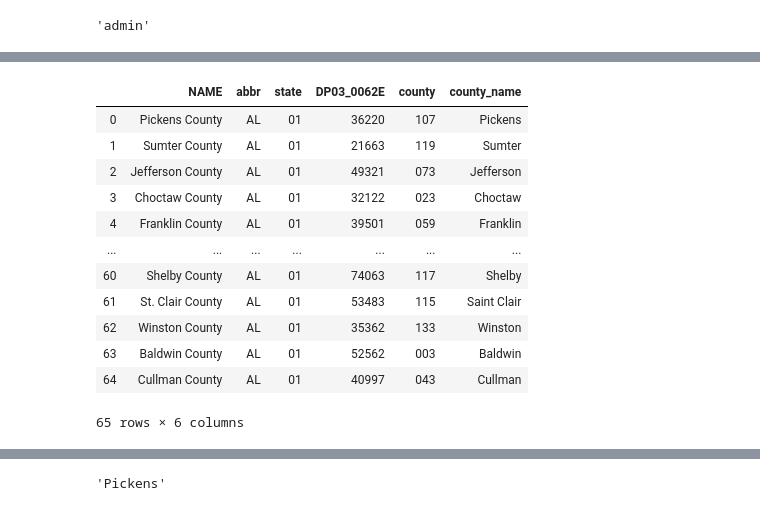
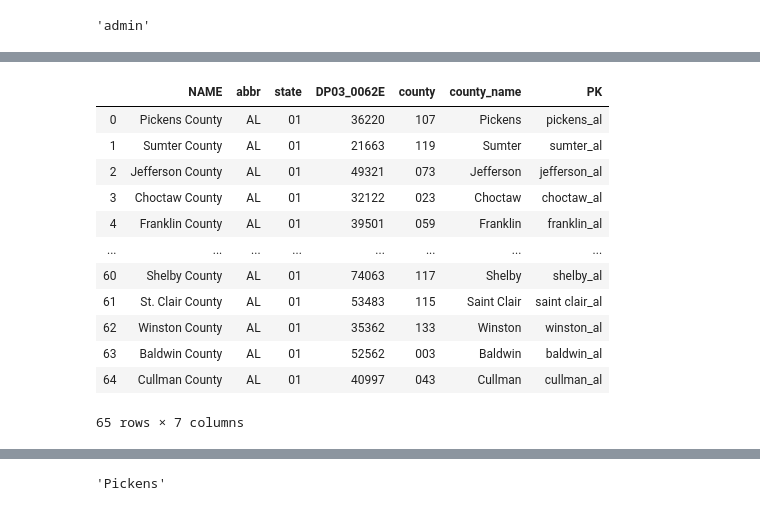
Before and after one commit to KennyMiyasato/income_predictor, a Jupyter notebook: mod_5_project.ipynb, the cells around one changed output, grey strips where cells are left out. Saved outputs shown, nothing was run; the diff lists cells and outputs as text; code cells hidden in the pictures.

```diff
--- a/mod_5_project.ipynb
+++ b/mod_5_project.ipynb
@@ -17,6 +17,8 @@ from sklearn.ensemble import AdaBoostClassifier
 from sklearn import svm
 from sklearn import tree
 from sklearn.model_selection import GridSearchCV
+# %%
+pd.options.display.max_seq_items = 20000
 # %%
 pd.set_option('display.max_columns', None)
 pd.set_option('display.max_rows', None)
@@ -839,6 +841,7 @@ def call_census_api_for_counties(variable_name='DP03_0062E'):
     df = df.iloc[1:].reset_index()
     df = df.drop(['index'], axis=1)
     df['abbr'] = df['state'].map(state_code)
+
     for state_name in state:
         df['NAME'] = df['NAME'].str.replace(f', {state_name}', '')
         df['county_name'] = df['NAME'].str.replace('County', '')
@@ -847,7 +850,17 @@ def call_census_api_for_counties(variable_name='DP03_0062E'):
         df['county_name'] = df['county_name'].str.replace(' Borough', '')
         df['county_name'] = df['county_name'].str.replace(' Municipality', '')
         df['county_name'] = df['county_name'].str.replace(' Parish', '')
-        df['county_name'] = df['county_name'].str.replace('St.', 'Saint')
-    #     df['county_name'] = df['county_name'].str.replace(' City and Borough', '')
-    df = df[['NAME','abbr','state','DP03_0062E','county','county_name']]
-    return df
+        df['county_name'] = df['county_name'].str.replace('St\.', 'Saint')
+        df['county_name'] = df['county_name'].str.replace('-', ' ')
+        df['county_name'] = df['county_name'].str.strip()
+
+
+    df['PK']=df['county_name'].str.lower()+'_'+df['abbr'].str.lower()
+
+    df = df[['NAME','abbr','state','DP03_0062E','county','county_name','PK']]
+
+    list_of_tuples = []
+    for index, row in df.iterrows():
+        list_of_tuples.append((row['NAME'], row['abbr'], row['state'], row[f'{variable_name}'], row['county'], row['county_name'], row['PK']))
+
+    return list_of_tuples, df
@@ -855,0 +867,2 @@ foo = call_census_api_for_counties()
+# %%
+tuples, df = call_census_api_for_counties()
@@ -856,16 +889,16 @@ foo = call_census_api_for_counties()
 # %%
-foo.head(65)
+df.head(65)
 # %% [output]
-|  | NAME | abbr | state | DP03_0062E | county | county_name |
-| 0 | Pickens County | AL | 01 | 36220 | 107 | Pickens |
-| 1 | Sumter County | AL | 01 | 21663 | 119 | Sumter |
-| 2 | Jefferson County | AL | 01 | 49321 | 073 | Jefferson |
-| 3 | Choctaw County | AL | 01 | 32122 | 023 | Choctaw |
-| 4 | Franklin County | AL | 01 | 39501 | 059 | Franklin |
-| ... | ... | ... | ... | ... | ... | ... |
-| 60 | Shelby County | AL | 01 | 74063 | 117 | Shelby |
-| 61 | St. Clair County | AL | 01 | 53483 | 115 | Saint Clair |
-| 62 | Winston County | AL | 01 | 35362 | 133 | Winston |
-| 63 | Baldwin County | AL | 01 | 52562 | 003 | Baldwin |
-| 64 | Cullman County | AL | 01 | 40997 | 043 | Cullman |
+|  | NAME | abbr | state | DP03_0062E | county | county_name | PK |
+| 0 | Pickens County | AL | 01 | 36220 | 107 | Pickens | pickens_al |
+| 1 | Sumter County | AL | 01 | 21663 | 119 | Sumter | sumter_al |
+| 2 | Jefferson County | AL | 01 | 49321 | 073 | Jefferson | jefferson_al |
+| 3 | Choctaw County | AL | 01 | 32122 | 023 | Choctaw | choctaw_al |
+| 4 | Franklin County | AL | 01 | 39501 | 059 | Franklin | franklin_al |
+| ... | ... | ... | ... | ... | ... | ... | ... |
+| 60 | Shelby County | AL | 01 | 74063 | 117 | Shelby | shelby_al |
+| 61 | St. Clair County | AL | 01 | 53483 | 115 | Saint Clair | saint clair_al |
+| 62 | Winston County | AL | 01 | 35362 | 133 | Winston | winston_al |
+| 63 | Baldwin County | AL | 01 | 52562 | 003 | Baldwin | baldwin_al |
+| 64 | Cullman County | AL | 01 | 40997 | 043 | Cullman | cullman_al |
-65 rows × 6 columns
+65 rows × 7 columns
```
Also changed, not shown: parts of 18 cells of this notebook.
